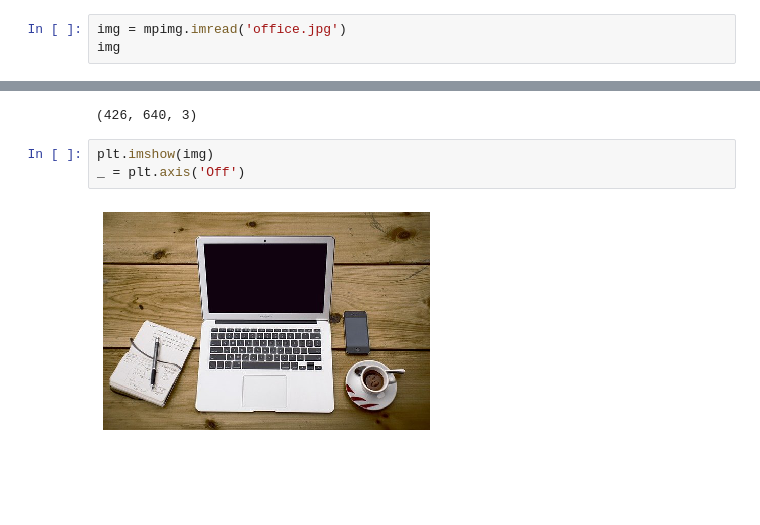
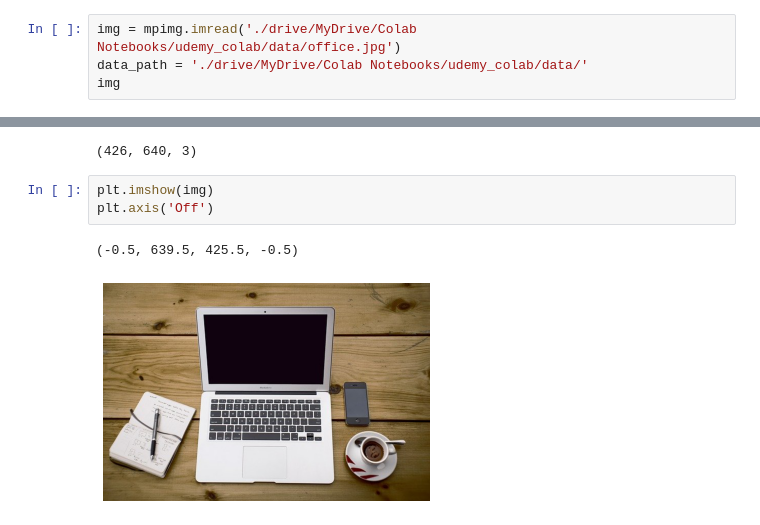
Before and after one commit to rafzieli/daca-science-bootcamp, a Jupyter notebook: 03_wizualizacje_danych/02_images.ipynb, the cells around one changed output, grey strips where cells are left out. Saved outputs shown, nothing was run; the diff lists cells and outputs as text; blank space fills up the shorter version.

```diff
--- a/03_wizualizacje_danych/02_images.ipynb
+++ b/03_wizualizacje_danych/02_images.ipynb
@@ -17,7 +17,8 @@ pip install matplotlib
 import matplotlib.pyplot as plt
 import matplotlib.image as mpimg
 # %%
-img = mpimg.imread('office.jpg')
+img = mpimg.imread('./drive/MyDrive/Colab Notebooks/udemy_colab/data/office.jpg')
+data_path = './drive/MyDrive/Colab Notebooks/udemy_colab/data/'
 img
 # %% [output]
 array([[[117,  98,  58],
@@ -43,7 +44,8 @@ img.shape
 (426, 640, 3)
 # %%
 plt.imshow(img)
-_ = plt.axis('Off')
+plt.axis('Off')
 # %% [output]
+(-0.5, 639.5, 425.5, -0.5)
-[figure, old version]
+[figure, new version]
 # %%
```
Also changed, not shown: parts of 3 cells of this notebook.
